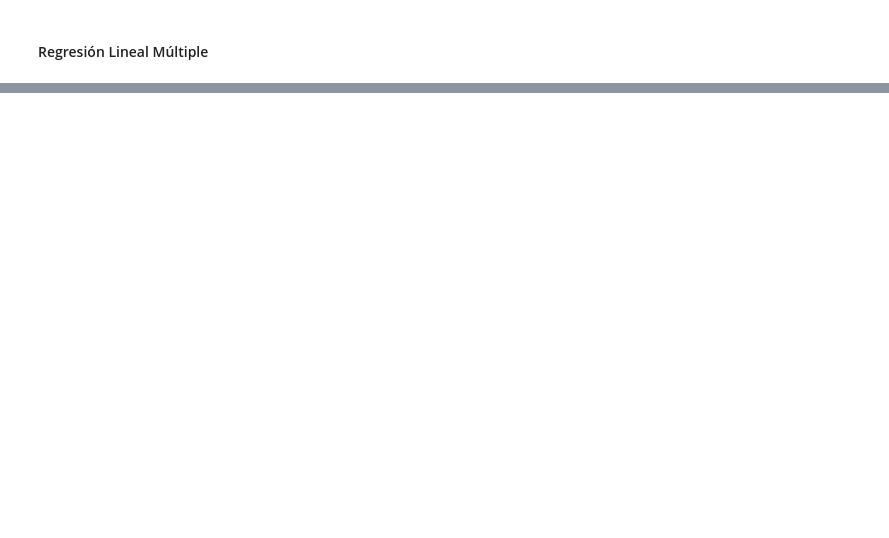
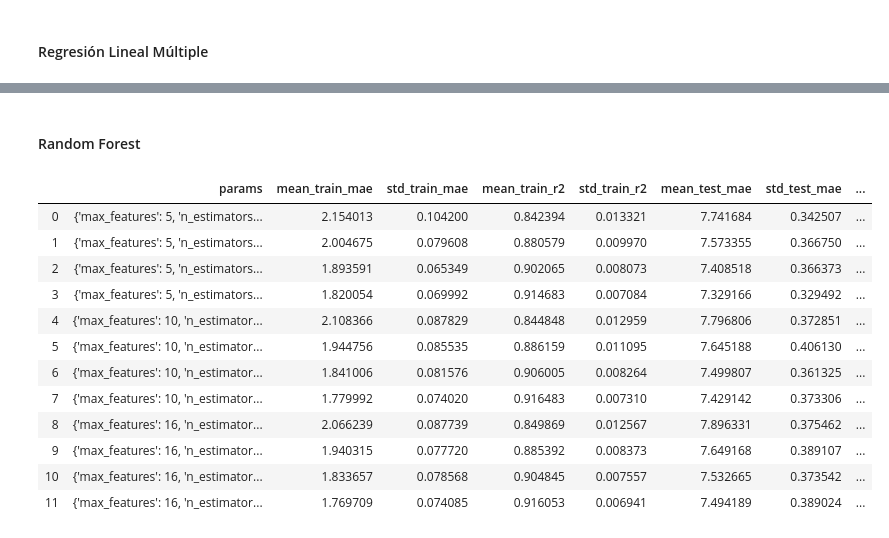
Before and after one commit to kevinmaiden7/ML_ParkinsonDisease, a Jupyter notebook: GSCV.ipynb, the cells around one changed output, grey strips where cells are left out. Drawn from its saved outputs; the diff is of its cells as text; code cells hidden in the pictures; blank space fills up the shorter version.

Commit message:
Adding GridSearchCV for: PW, ANN, RF

```diff
--- a/GSCV.ipynb
+++ b/GSCV.ipynb
@@ -93,0 +260,53 @@ outcomes
+# %% [markdown]
+#### Random Forest
+# %%
+# MAE, R2, MAPE
+from sklearn.model_selection import GroupShuffleSplit
+from sklearn import preprocessing
+from sklearn.model_selection import GridSearchCV
+from sklearn.ensemble import RandomForestRegressor
+from sklearn.metrics import make_scorer, mean_absolute_error, r2_score
+
+# Normalizamos los datos
+scaler = preprocessing.StandardScaler().fit(X)
+X_norm = scaler.transform(X)
+
+random.seed(19680801)
+
+iterations = 10
+gss = GroupShuffleSplit(n_splits=iterations, train_size=.7)
+index = gss.split(X, Y, G)
+
+model = RandomForestRegressor()
+
+parameters = {'n_estimators': [5,10,20,50],
+             'max_features': [5,10,16]}
+
+# greater_is_better=True by default
+mae = make_scorer(mean_absolute_error)
+r2 = make_scorer(r2_score)
+
+scores =  {'mae':mae,'r2':r2}
+
+# Run the grid search
+grid_obj = GridSearchCV(model, parameters, scoring=scores, cv=index, return_train_score=True, refit=False)
+grid_obj = grid_obj.fit(X_norm, Y)
+# %%
+outcomes = pd.DataFrame(grid_obj.cv_results_)
+outcomes = outcomes[['params', 'mean_train_mae', 'std_train_mae', 'mean_train_r2', 'std_train_r2',
+            'mean_test_mae', 'std_test_mae', 'mean_test_r2', 'std_test_r2']]
+outcomes
+# %% [output]
+|  | params | mean_train_mae | std_train_mae | mean_train_r2 | std_train_r2 | mean_test_mae | std_test_mae | ... |
+| 0 | {'max_features': 5, 'n_estimators... | 2.154013 | 0.104200 | 0.842394 | 0.013321 | 7.741684 | 0.342507 | ... |
+| 1 | {'max_features': 5, 'n_estimators... | 2.004675 | 0.079608 | 0.880579 | 0.009970 | 7.573355 | 0.366750 | ... |
+| 2 | {'max_features': 5, 'n_estimators... | 1.893591 | 0.065349 | 0.902065 | 0.008073 | 7.408518 | 0.366373 | ... |
+| 3 | {'max_features': 5, 'n_estimators... | 1.820054 | 0.069992 | 0.914683 | 0.007084 | 7.329166 | 0.329492 | ... |
+| 4 | {'max_features': 10, 'n_estimator... | 2.108366 | 0.087829 | 0.844848 | 0.012959 | 7.796806 | 0.372851 | ... |
+| 5 | {'max_features': 10, 'n_estimator... | 1.944756 | 0.085535 | 0.886159 | 0.011095 | 7.645188 | 0.406130 | ... |
+| 6 | {'max_features': 10, 'n_estimator... | 1.841006 | 0.081576 | 0.906005 | 0.008264 | 7.499807 | 0.361325 | ... |
+| 7 | {'max_features': 10, 'n_estimator... | 1.779992 | 0.074020 | 0.916483 | 0.007310 | 7.429142 | 0.373306 | ... |
+| 8 | {'max_features': 16, 'n_estimator... | 2.066239 | 0.087739 | 0.849869 | 0.012567 | 7.896331 | 0.375462 | ... |
+| 9 | {'max_features': 16, 'n_estimator... | 1.940315 | 0.077720 | 0.885392 | 0.008373 | 7.649168 | 0.389107 | ... |
+| 10 | {'max_features': 16, 'n_estimator... | 1.833657 | 0.078568 | 0.904845 | 0.007557 | 7.532665 | 0.373542 | ... |
+| 11 | {'max_features': 16, 'n_estimator... | 1.769709 | 0.074085 | 0.916053 | 0.006941 | 7.494189 | 0.389024 | ... |
```
Also changed, not shown: parts of 14 cells of this notebook.
